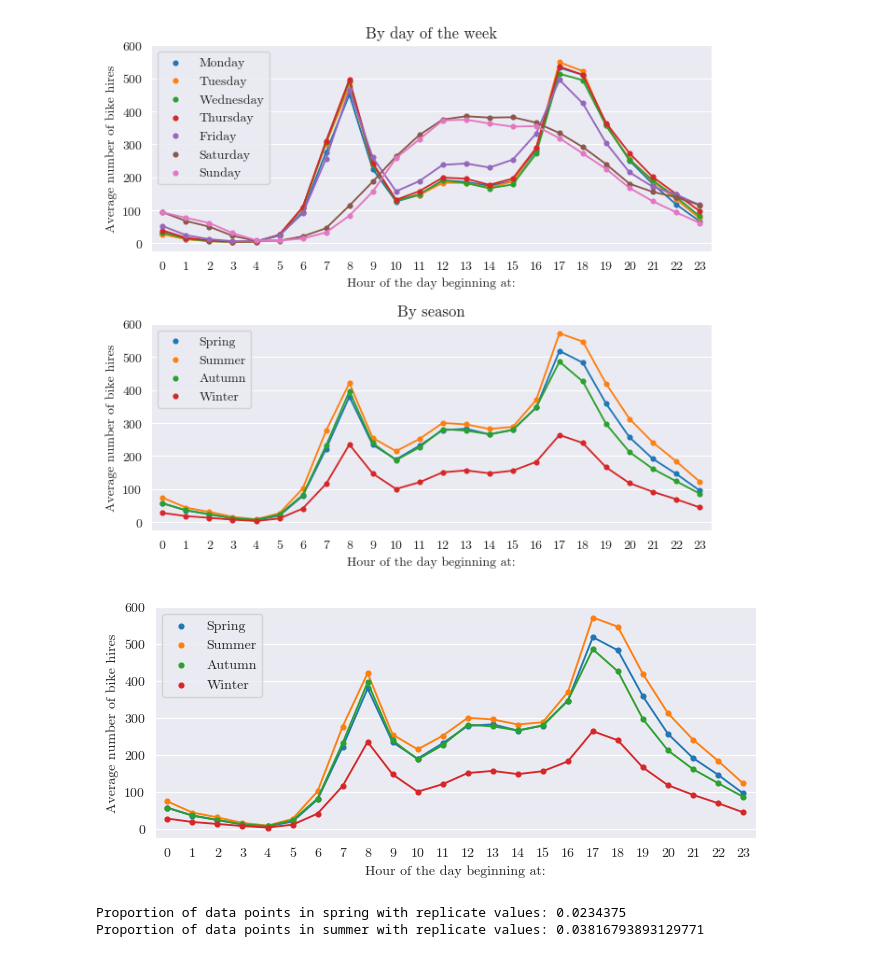
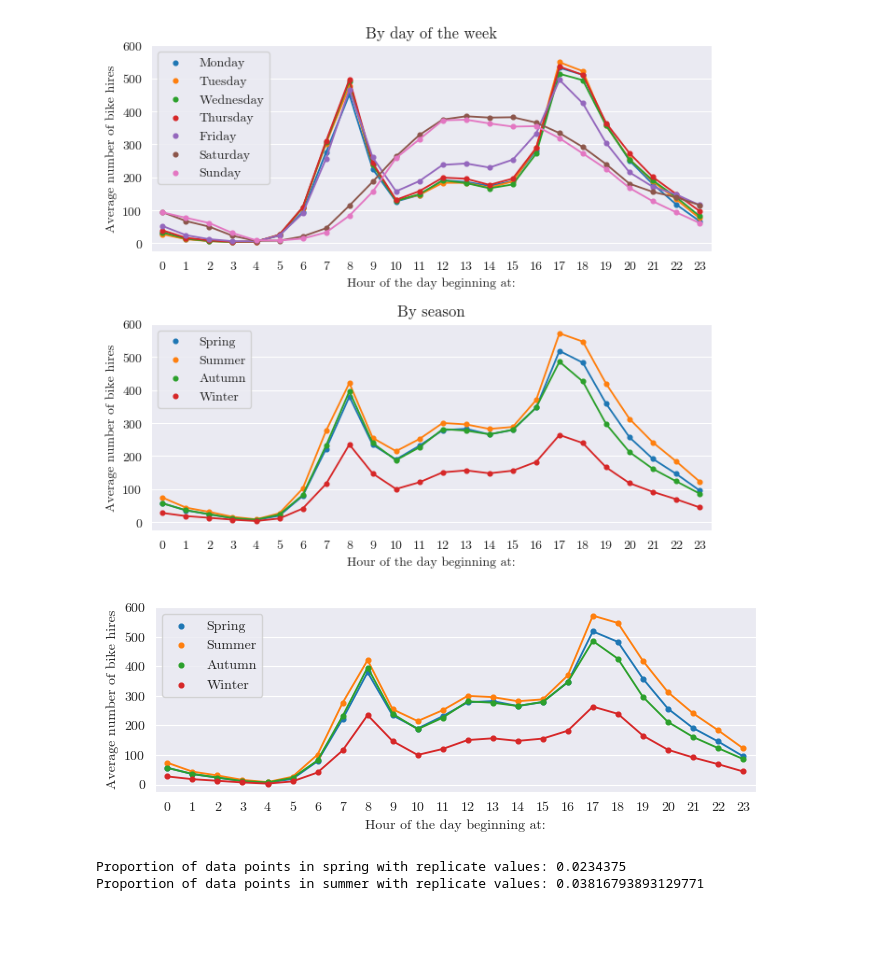
Before and after one commit to rorycreedon/stat0032_assignment, a Jupyter notebook: task_1.ipynb, the cells around one changed output. Saved outputs shown, nothing was run; the diff lists cells and outputs as text; code cells hidden in the pictures; blank space fills up the shorter version.

```diff
--- a/task_1.ipynb
+++ b/task_1.ipynb
@@ -234,35 +236,36 @@ fig.savefig('plots/Hourly distribution charts.png', bbox_inches="tight")
 [figure]
 # %%
 # BY SEASON CHART ONLY
-fig, ax= plt.subplots(figsize=(7.75,3))
+fig, ax= plt.subplots(figsize=(7.75,0.8*3))
 
 # Mapping seasons
 s_map = {1: 'Winter', 2: 'Spring', 3: 'Summer', 4: 'Autumn'}
 hour_data['season_name'] = hour_data.season.map(s_map)
 
 # Plotting by hour - by season
 sns.pointplot(data=hour_data[['hr', 'cnt','season_name']],
               x='hr',
               y='cnt',
               hue='season_name',
               hue_order=['Spring', 'Summer', 'Autumn', 'Winter'],
               errorbar=None,
               ax=ax,
               scale = 0.5)
 
 # Label and title settings for plot by season
 ax.set_title(None)
 ax.set_ylabel("Average number of bike hires")
 ax.set_xlabel("Hour of the day beginning at:")
 ax.legend(loc = 'upper left')
 ax.grid(visible=True, axis = 'y')
 #ax.set_xticks(ticks = [i for i in range(0,24,2)])
+ax.set_yticks(ticks = [i for i in range(0,700,100)])
 
 # Save plot
 plt.subplots_adjust(hspace=0.35)
 fig.savefig('plots/Hourly distribution charts - by season.png', bbox_inches="tight")
 # %% [output]
-[figure, old version]
+[figure, new version]
 # %%
 # Amount of replicate data
 same_table_spring = peak_evenings_daily[peak_evenings_daily.season==2].duplicated(subset = ['sum']).value_counts()
```
Also changed, not shown: parts of 4 cells of this notebook, 3 other files.
